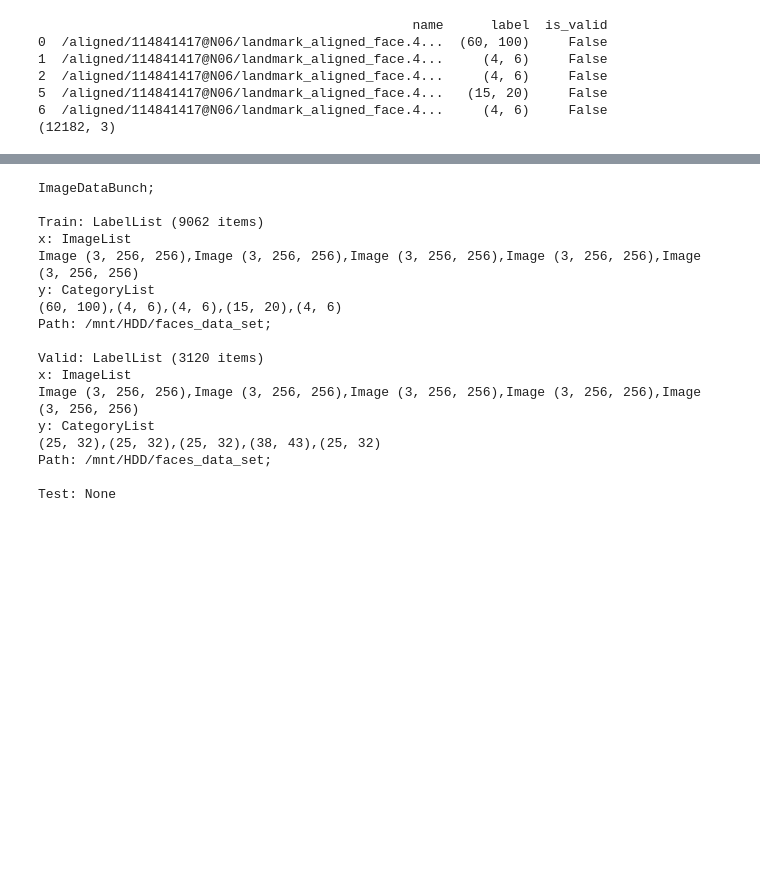
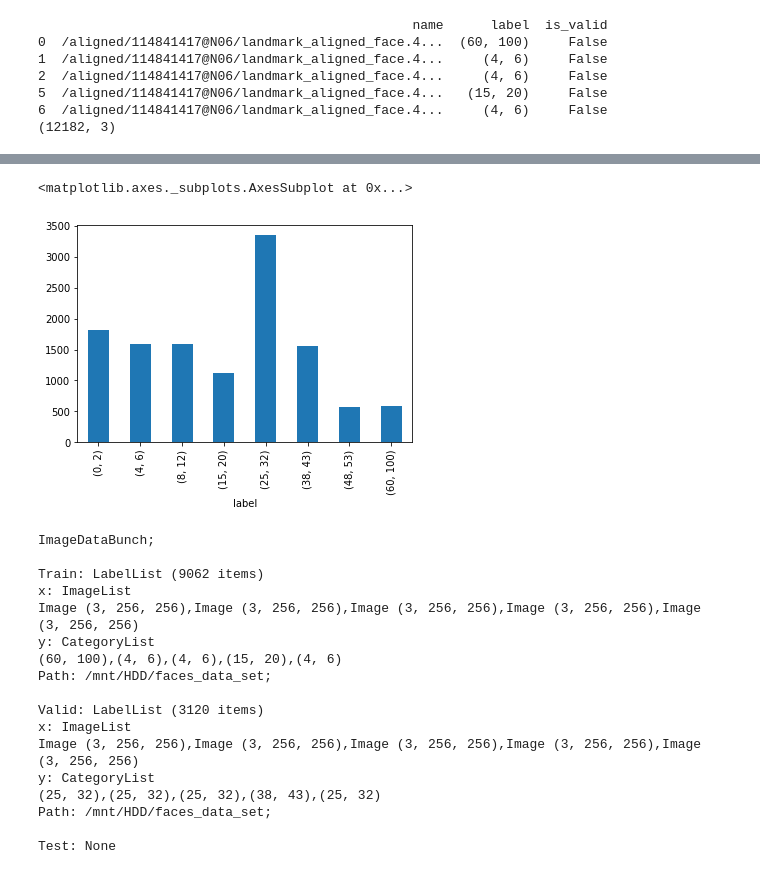
Before and after one commit to mcfadd/CNN_Transfer_Learning_for_Age_Classification, a Jupyter notebook: notebook.ipynb, the cells around one changed output, grey strips where cells are left out. Saved outputs shown, nothing was run; the diff lists cells and outputs as text; code cells hidden in the pictures; blank space fills up the shorter version.

Commit message:
Adding more data visualization

```diff
--- a/notebook.ipynb
+++ b/notebook.ipynb
@@ -223,3 +236,8 @@ print(df.shape)
+# %%
+df.label.apply(lambda x: eval(x)).groupby(g, sort=True).count().plot.bar()
+# %% [output]
+<matplotlib.axes._subplots.AxesSubplot at 0x...>
+[figure, added]
 # %%
 data = create_image_data_bunch_from_df(data_path, df, size=size, bs=bs).normalize(imagenet_stats)
 data
```
Also changed, not shown: parts of 1 cell of this notebook.
